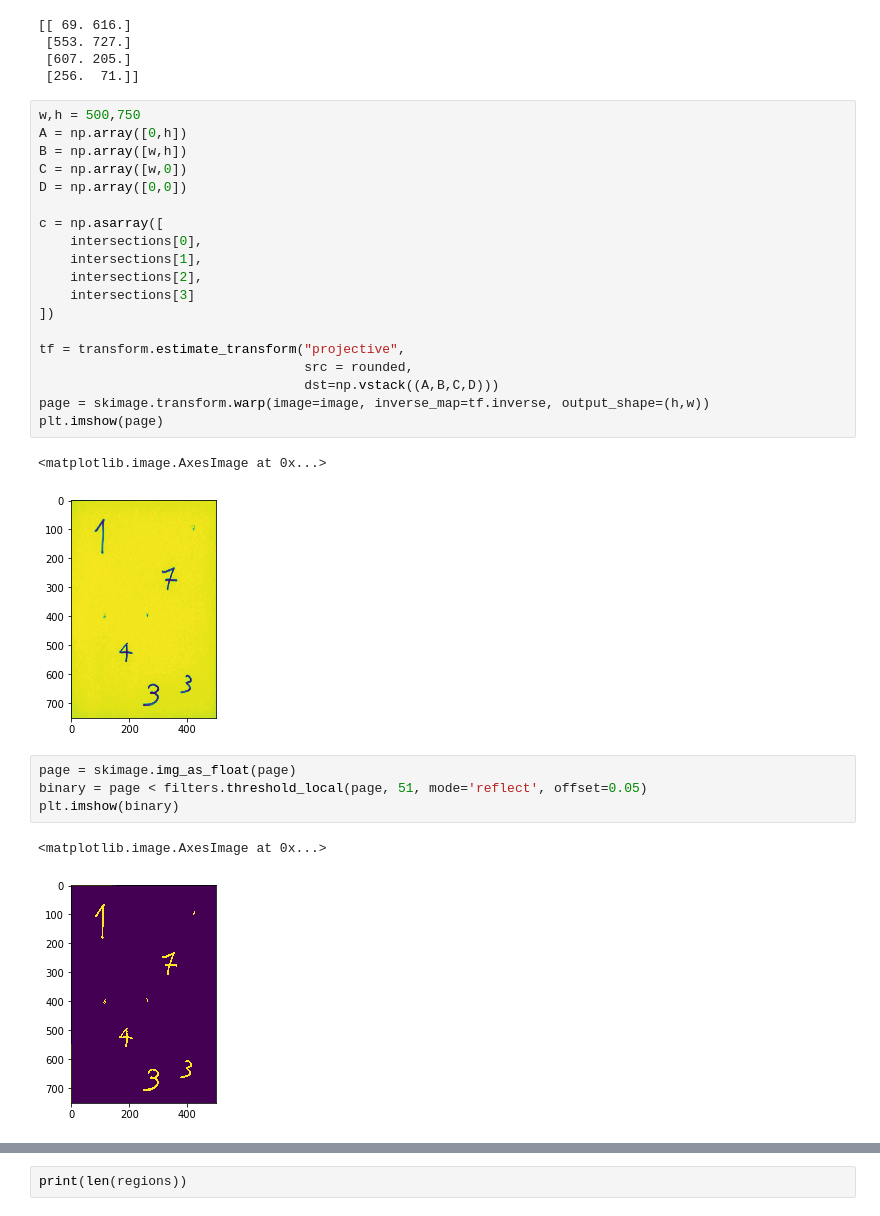
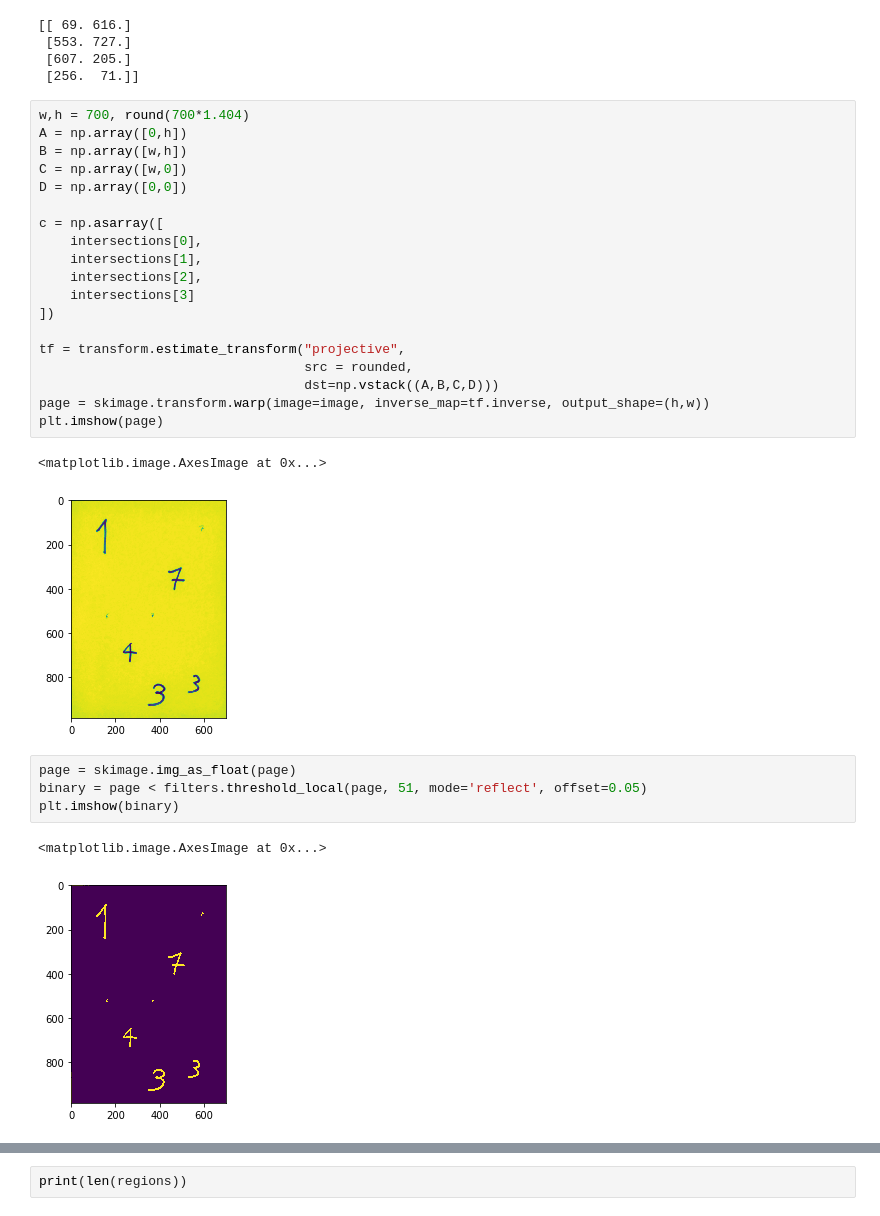
Before and after one commit to lord-blueberry/CompVis, a Jupyter notebook: Assignment1.ipynb, the cells around one changed output, grey strips where cells are left out. Cells and saved outputs as stored; diff of their text form.

```diff
--- a/Assignment1.ipynb
+++ b/Assignment1.ipynb
@@ -148,34 +148,34 @@ print(rounded)
  [607. 205.]
  [256.  71.]]
 # %%
-w,h = 500,750
+w,h = 700, round(700*1.404)
 A = np.array([0,h])
 B = np.array([w,h])
 C = np.array([w,0])
 D = np.array([0,0])
 
 c = np.asarray([
     intersections[0],
     intersections[1],
     intersections[2],
     intersections[3]
 ])
 
 tf = transform.estimate_transform("projective",
                                   src = rounded,
                                   dst=np.vstack((A,B,C,D)))
 page = skimage.transform.warp(image=image, inverse_map=tf.inverse, output_shape=(h,w))
 plt.imshow(page)
 # %% [output]
 <matplotlib.image.AxesImage at 0x...>
-[figure, old version]
+[figure, new version]
 # %%
 page = skimage.img_as_float(page)
 binary = page < filters.threshold_local(page, 51, mode='reflect', offset=0.05)
 plt.imshow(binary)
 # %% [output]
 <matplotlib.image.AxesImage at 0x...>
-[figure, old version]
+[figure, new version]
 # %%
 labels = skimage.measure.label(binary)
 rp = skimage.measure.regionprops(labels)
```
Also changed, not shown: parts of 2 cells of this notebook.
